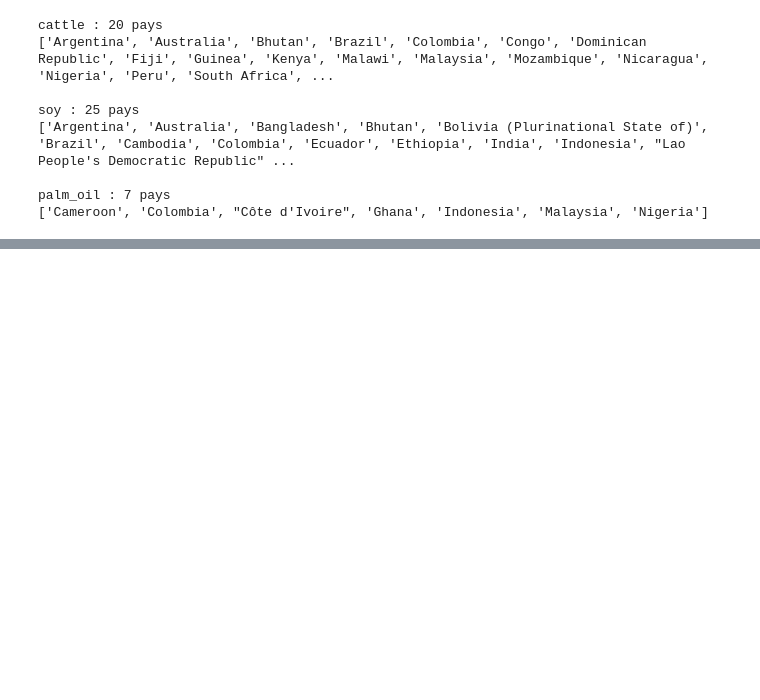
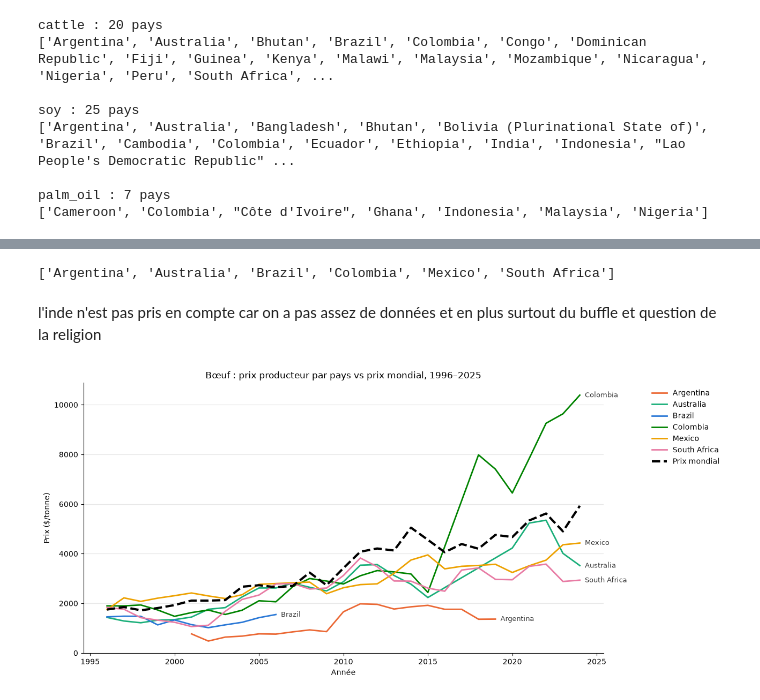
Before and after one commit to AndrewEberhardt/DataScienceProject, a Jupyter notebook: notebooks/david/david.com.price.ipynb, the cells around one changed output, grey strips where cells are left out. Drawn from its saved outputs; the diff is of its cells as text; code cells hidden in the pictures; blank space fills up the shorter version.

```diff
--- a/notebooks/david/david.com.price.ipynb
+++ b/notebooks/david/david.com.price.ipynb
@@ -726,0 +821,41 @@ palm_oil : 7 pays
+# %%
+cattle_principaux = ['Brazil', 'India', 'Argentina', 'Australia', 'Mexico', 'South Africa', 'Colombia']
+cattle_principaux = ['Brazil', 'India', 'Argentina', 'Australia', 'Mexico', 'South Africa', 'Colombia']
+
+cattle = cattle[cattle["Area"].isin(cattle_principaux)].reset_index(drop=True)
+sorted(cattle["Area"].unique())
+# %% [output]
+['Argentina', 'Australia', 'Brazil', 'Colombia', 'Mexico', 'South Africa']
+# %% [markdown]
+l'inde n'est pas pris en compte car on a pas assez de données et en plus surtout du buffle et question de la religion
+# %%
+couleurs = {
+    "Brazil": "#2a78d6",
+    "Argentina": "#eb6834",
+    "Australia": "#1baf7a",
+    "Mexico": "#eda100",
+    "South Africa": "#e87ba4",
+    "Colombia": "#008300",
+}
+
+fig, ax = plt.subplots(figsize=(13, 6))
+
+for p in sorted(cattle["Area"].unique()):
+    d = cattle[cattle["Area"] == p].sort_values("Year")
+    c = couleurs.get(p, "#999999")
+    ax.plot(d["Year"], d["Value"], color=c, linewidth=2, label=p)
+    ax.text(d["Year"].iloc[-1] + 0.3, d["Value"].iloc[-1], p, color="#333333", fontsize=9, va="center")
+
+monde = cattle.dropna(subset=["Prix mondial"]).drop_duplicates("Year").sort_values("Year")
+ax.plot(monde["Year"], monde["Prix mondial"], color="black", linewidth=3, linestyle="--", label="Prix mondial")
+
+ax.set_title("Bœuf : prix producteur par pays vs prix mondial, 1996–2025")
+ax.set_xlabel("Année")
+ax.set_ylabel("Prix ($/tonne)")
+ax.legend(frameon=False, bbox_to_anchor=(1.08, 1), loc="upper left")
+ax.grid(axis="y", alpha=0.3)
+ax.spines[["top", "right"]].set_visible(False)
+plt.tight_layout()
+plt.show()
+# %% [output]
+[figure, added]
```
Also changed, not shown: parts of 9 cells of this notebook.
